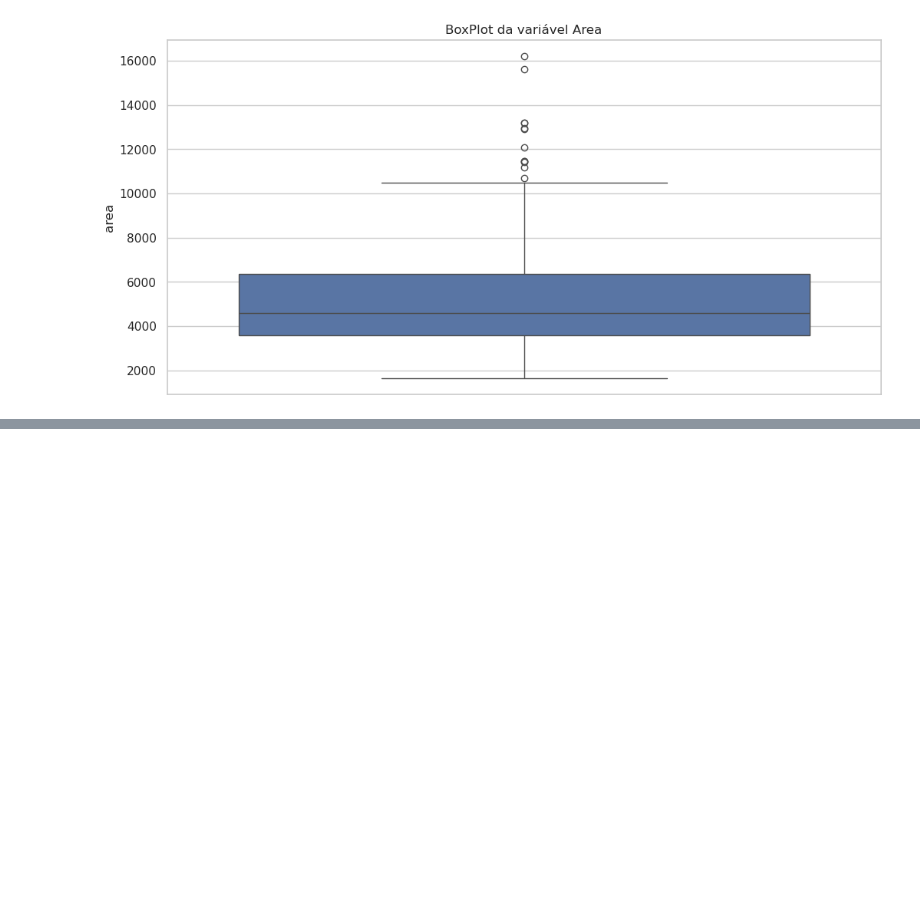
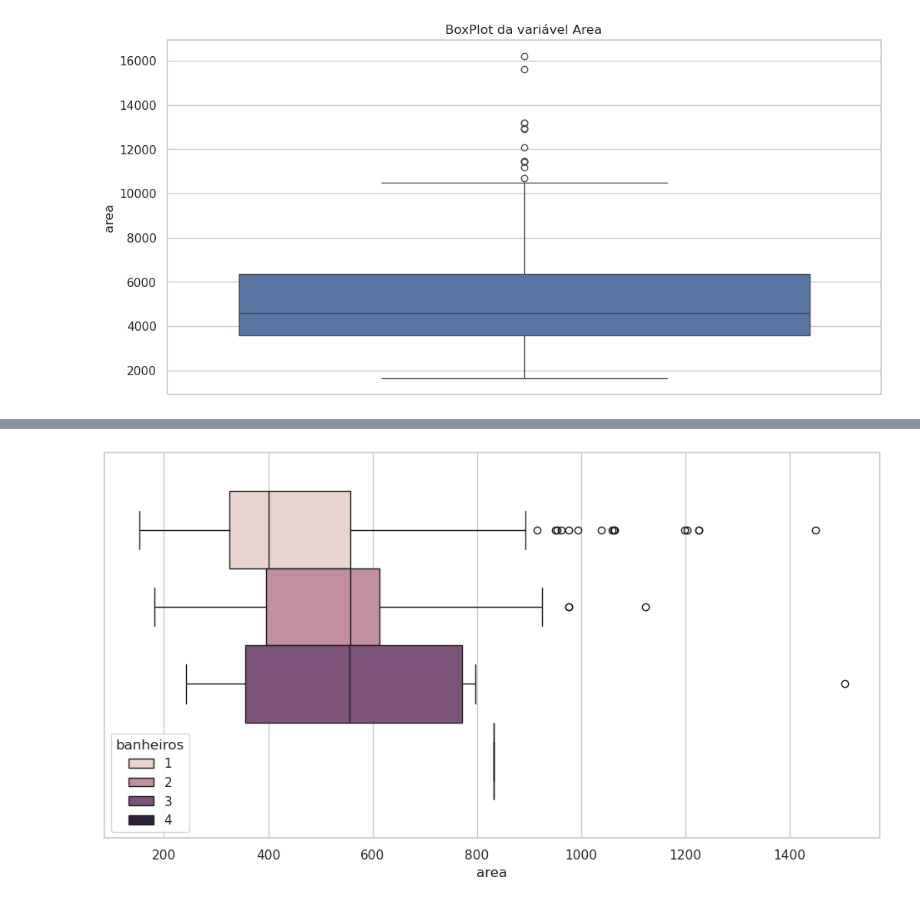
Before and after one commit to hugogsmendes/Houses-prediction, a Jupyter notebook: models_ml/model.ipynb, the cells around one changed output, grey strips where cells are left out. Saved outputs shown, nothing was run; the diff lists cells and outputs as text; code cells hidden in the pictures; blank space fills up the shorter version.

```diff
--- a/models_ml/model.ipynb
+++ b/models_ml/model.ipynb
@@ -295,0 +383,6 @@ plt.show()
+# %%
+plt.figure(figsize=(12,6))
+sns.boxplot(data=df_limpo,x="area", hue="banheiros")
+plt.show()
+# %% [output]
+[figure, added]
```
Also changed, not shown: parts of 18 cells of this notebook.
